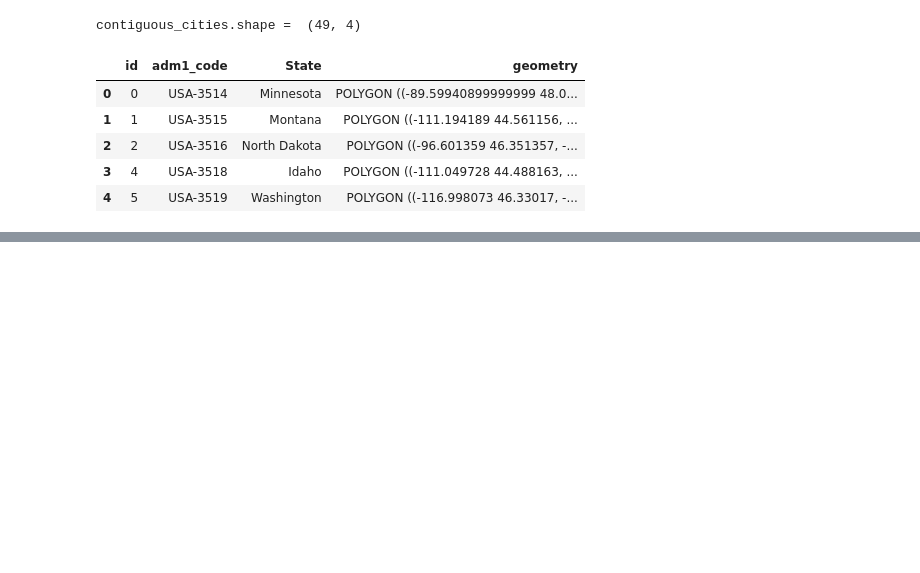
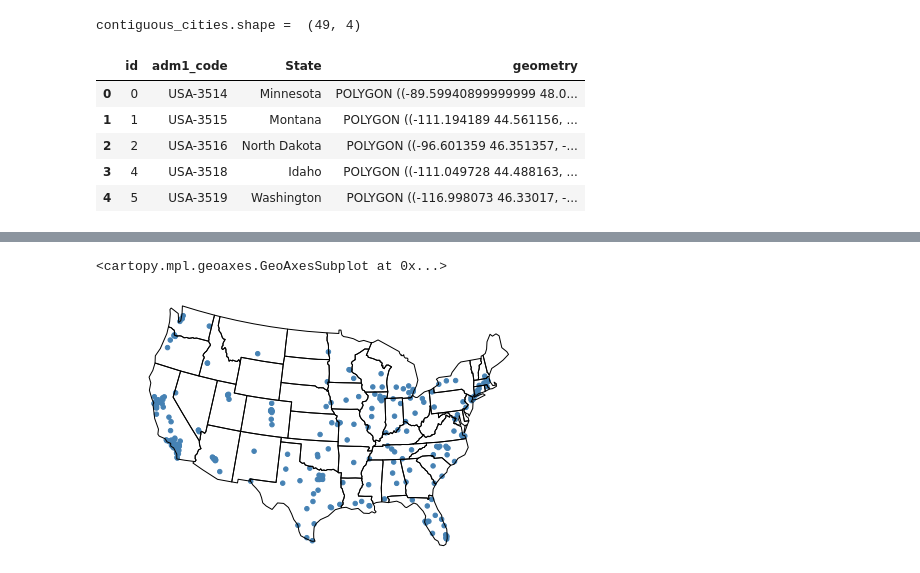
Before and after one commit to YuyaKagawa/tutorials, a Jupyter notebook: geoplot.ipynb, the cells around one changed output, grey strips where cells are left out. Saved outputs shown, nothing was run; the diff lists cells and outputs as text; code cells hidden in the pictures; blank space fills up the shorter version.

```diff
--- a/geoplot.ipynb
+++ b/geoplot.ipynb
@@ -67,0 +112,7 @@ contiguous_cities.shape =  (49, 4)
+# %%
+proj=gcrs.AlbersEqualArea()
+ax=gplt.polyplot(contiguous_usa,projection=proj)
+gplt.pointplot(continental_cities,ax=ax,projection=proj)
+# %% [output]
+<cartopy.mpl.geoaxes.GeoAxesSubplot at 0x...>
+[figure, added]
```
Also changed, not shown: parts of 39 cells of this notebook.
